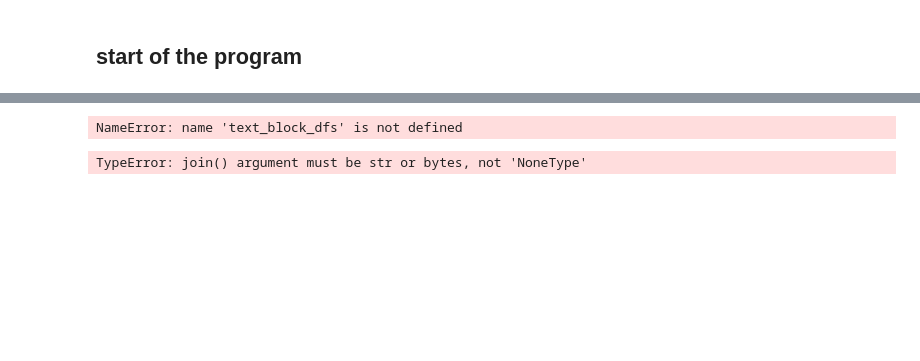
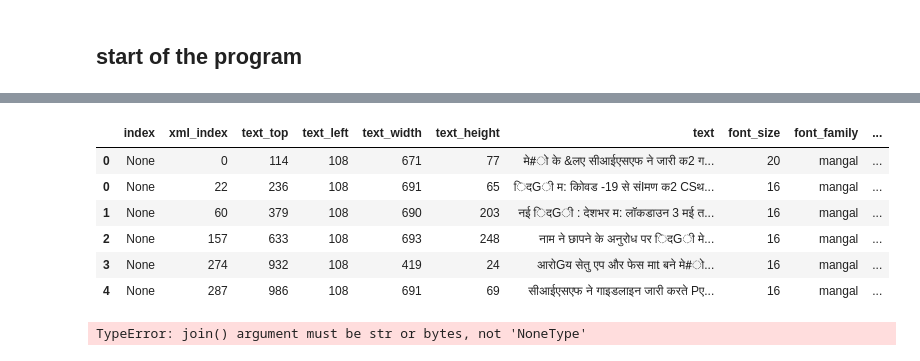
Before and after one commit to project-anuvaad/anuvaad, a Jupyter notebook: anuvaad-etl/anuvaad-extractor/block-merger/src/notebooks/ds_driver_v2.ipynb, the cells around one changed output, grey strips where cells are left out. Saved outputs shown, nothing was run; the diff lists cells and outputs as text; code cells hidden in the pictures; blank space fills up the shorter version.

```diff
--- a/anuvaad-etl/anuvaad-extractor/block-merger/src/notebooks/ds_driver_v2.ipynb
+++ b/anuvaad-etl/anuvaad-extractor/block-merger/src/notebooks/ds_driver_v2.ipynb
@@ -168,13 +164,13 @@ pdf_filepath      = os.path.join(input_dir, filename)
 jobid             = 'JOBID_1000'
 lang              = 'hi'
 
-img_dfs, xml_dfs, page_width, page_height, working_dir, pdf_bg_img_filepaths = get_xml.process_input_pdf(pdf_filepath, output_dir, lang)
+img_dfs, xml_dfs, page_width, page_height, working_dir, pdf_bg_img_filepaths,pdf_image_paths = get_xml.process_input_pdf(pdf_filepath, output_dir, lang)
 
 header_region, footer_region = prepocess_pdf_regions(xml_dfs, page_height,config.PREPROCESS_CONFIGS)
 pages          = len(xml_dfs)
 if pages > 1:
     multiple_pages =True
 
-text_block_dfs, table_dfs, line_dfs, bg_dfs = doc_structure_analysis(xml_dfs,img_dfs,working_dir,header_region , footer_region, lang, page_width, page_height, pdf_bg_img_filepaths)
+text_block_dfs, table_dfs, line_dfs, bg_dfs = doc_structure_analysis(xml_dfs,img_dfs,working_dir,header_region , footer_region, lang, page_width, page_height, pdf_bg_img_filepaths,pdf_image_paths)
 # response   =  doc_structure_response(pages, bg_dfs, text_block_dfs, table_dfs,line_dfs,page_width, page_height,jobid)
 # %% [output]
@@ -224,0 +235,4 @@ config.PREPROCESS_CONFIGS['header_cut']
+# %%
+in_dfs, table_dfs, line_dfs,bg_dfs = get_text_table_line_df(xml_dfs, img_dfs, pdf_bg_img_filepaths)
+h_dfs                              = get_xml.get_hdfs(in_dfs,header_region,footer_region)
+v_dfs                              = get_xml.get_vdfs(h_dfs)
@@ -224,0 +258,2 @@ config.PREPROCESS_CONFIGS['header_cut']
+# %%
+p_dfs                              = get_xml.get_pdfs(v_dfs)
@@ -224,0 +262,3 @@ config.PREPROCESS_CONFIGS['header_cut']
+# %%
+p_dfs , line_dfs                   = get_underline(p_dfs,line_dfs,app_context.application_context)
+p_dfs                              = get_xml.update_font(p_dfs)
@@ -225,7 +268,13 @@ config.PREPROCESS_CONFIGS['header_cut']
 # %%
-text_block_dfs[0]
+p_dfs[0]
 # %% [output]
-NameError: name 'text_block_dfs' is not defined
+|  | index | xml_index | text_top | text_left | text_width | text_height | text | font_size | font_family | ... |
+| 0 | None | 0 | 114 | 108 | 671 | 77 | मे#ो के &लए सीआईएसएफ ने जारी क2 ग... | 20 | mangal | ... |
+| 0 | None | 22 | 236 | 108 | 691 | 65 | िदGी म: कोिवड -19 से संIमण क2 CSथ... | 16 | mangal | ... |
+| 1 | None | 60 | 379 | 108 | 690 | 203 | नई िदGी : देशभर म: लॉकडाउन 3 मई त... | 16 | mangal | ... |
+| 2 | None | 157 | 633 | 108 | 693 | 248 | नाम ने छापने के अनुरोध पर िदGी मे... | 16 | mangal | ... |
+| 3 | None | 274 | 932 | 108 | 419 | 24 | आरोGय सेतु एप और फेस माt बने मे#ो... | 16 | mangal | ... |
+| 4 | None | 287 | 986 | 108 | 691 | 69 | सीआईएसएफ ने गाइडलाइन जारी करते Pए... | 16 | mangal | ... |
 # %%
 from src.services import main
 # %%
```
Also changed, not shown: parts of 9 cells of this notebook, 5 other files.
